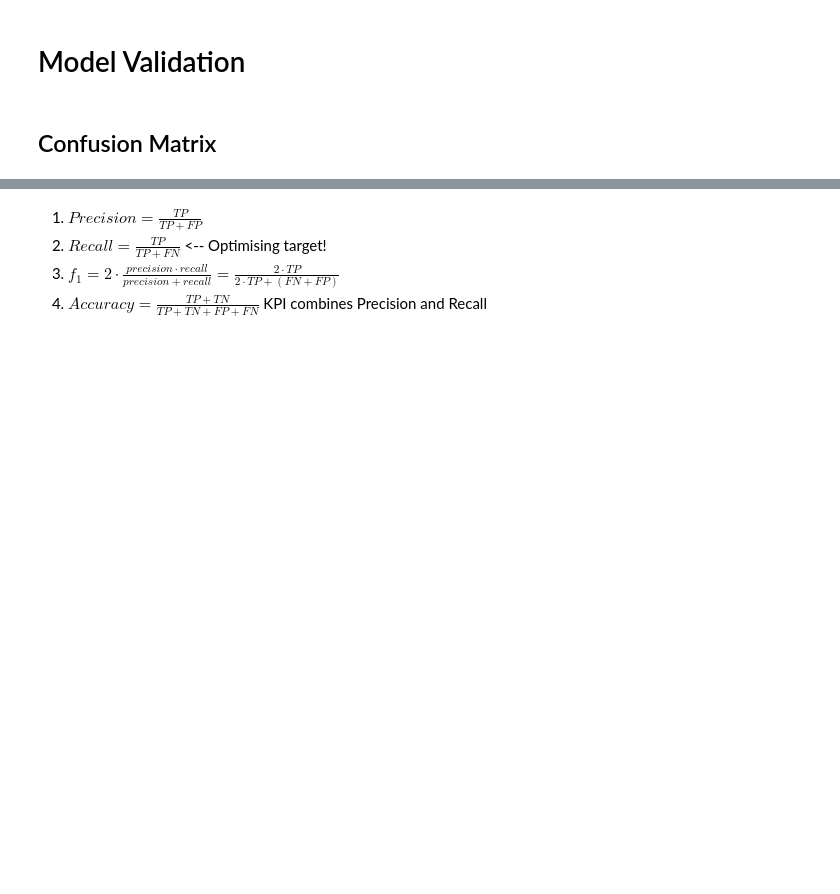
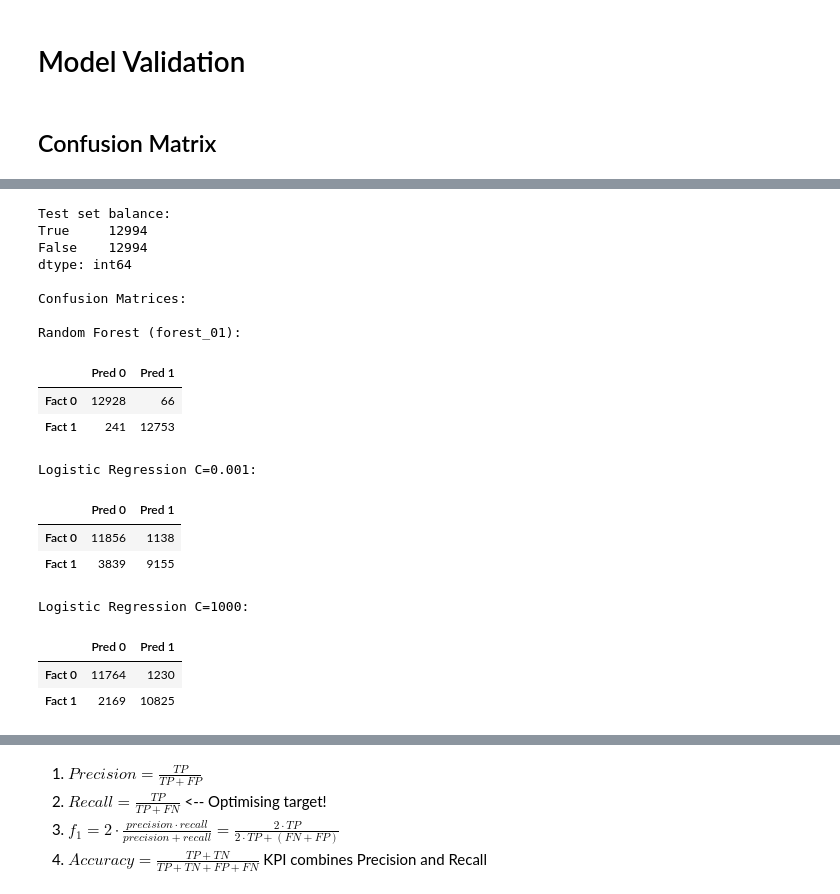
Before and after one commit to apgsga-stc/PredictiveAnalyticsPython, a Jupyter notebook: vkprog_analyse/sales_pred_master.ipynb, the cells around one changed output, grey strips where cells are left out. Saved outputs shown, nothing was run; the diff lists cells and outputs as text; code cells hidden in the pictures; blank space fills up the shorter version.

```diff
--- a/vkprog_analyse/sales_pred_master.ipynb
+++ b/vkprog_analyse/sales_pred_master.ipynb
@@ -344,27 +361,36 @@ pred_logreg_C1000       = logreg_C1000.predict(X_test)
 # %%
 %%time
-# Wall time: 20.9ms
 
-confusion_logreg_C0001       = confusion_matrix(y_test, pred_logreg_C0001)
-df_confusion_logreg_C0001    = pd.DataFrame(confusion_logreg_C0001, index=["Fact 0", "Fact 1"], columns=["Pred 0","Pred 1"])
+def confusion_matrices(X_test,y_test):
+    global pred_forest_01, pred_logreg_C0001, pred_logreg_C1000
 
-confusion_logreg_C1000       = confusion_matrix(y_test, pred_logreg_C1000)
-df_confusion_logreg_C1000    = pd.DataFrame(confusion_logreg_C1000, index=["Fact 0", "Fact 1"], columns=["Pred 0","Pred 1"])
+    pred_forest_01          = forest_01.predict(X_test)
+    pred_logreg_C0001       = logreg_C0001.predict(X_test)
+    pred_logreg_C1000       = logreg_C1000.predict(X_test)
 
-confusion_forest_01          = confusion_matrix(y_test, pred_forest_01)
-df_confusion_forest_01       = pd.DataFrame(confusion_forest_01, index=["Fact 0", "Fact 1"], columns=["Pred 0","Pred 1"])
 
-print("Test set balance:")
-print(pd.Series(y_test).value_counts())
+    # Wall time: 20.9ms
 
-print("\nConfusion Matrices:")
+    confusion_logreg_C0001       = confusion_matrix(y_test, pred_logreg_C0001)
+    df_confusion_logreg_C0001    = pd.DataFrame(confusion_logreg_C0001, index=["Fact 0", "Fact 1"], columns=["Pred 0","Pred 1"])
 
-print("\nRandom Forest (forest_01):")
-display(df_confusion_forest_01)
+    confusion_logreg_C1000       = confusion_matrix(y_test, pred_logreg_C1000)
+    df_confusion_logreg_C1000    = pd.DataFrame(confusion_logreg_C1000, index=["Fact 0", "Fact 1"], columns=["Pred 0","Pred 1"])
 
-print("\nLogistic Regression C=0.001:")
-display(df_confusion_logreg_C0001)
+    confusion_forest_01          = confusion_matrix(y_test, pred_forest_01)
+    df_confusion_forest_01       = pd.DataFrame(confusion_forest_01, index=["Fact 0", "Fact 1"], columns=["Pred 0","Pred 1"])
 
-print("\nLogistic Regression C=1000:")
-display(df_confusion_logreg_C1000)
+    print("Test set balance:")
+    print(pd.Series(y_test).value_counts())
+
+    print("\nConfusion Matrices:")
+
+    print("\nRandom Forest (forest_01):")
+    display(df_confusion_forest_01)
+
+    print("\nLogistic Regression C=0.001:")
+    display(df_confusion_logreg_C0001)
+
+    print("\nLogistic Regression C=1000:")
+    display(df_confusion_logreg_C1000)
 # %% [output]
@@ -390,0 +398,22 @@ Wall time: 24.9 ms
+# %%
+confusion_matrices(X_train_balanced,y_train_balanced)
+# %% [output]
+Test set balance:
+True     12994
+False    12994
+dtype: int64
+
+Confusion Matrices:
+
+Random Forest (forest_01):
+|  | Pred 0 | Pred 1 |
+| Fact 0 | 12928 | 66 |
+| Fact 1 | 241 | 12753 |
+Logistic Regression C=0.001:
+|  | Pred 0 | Pred 1 |
+| Fact 0 | 11856 | 1138 |
+| Fact 1 | 3839 | 9155 |
+Logistic Regression C=1000:
+|  | Pred 0 | Pred 1 |
+| Fact 0 | 11764 | 1230 |
+| Fact 1 | 2169 | 10825 |
```
Also changed, not shown: parts of 31 cells of this notebook.
